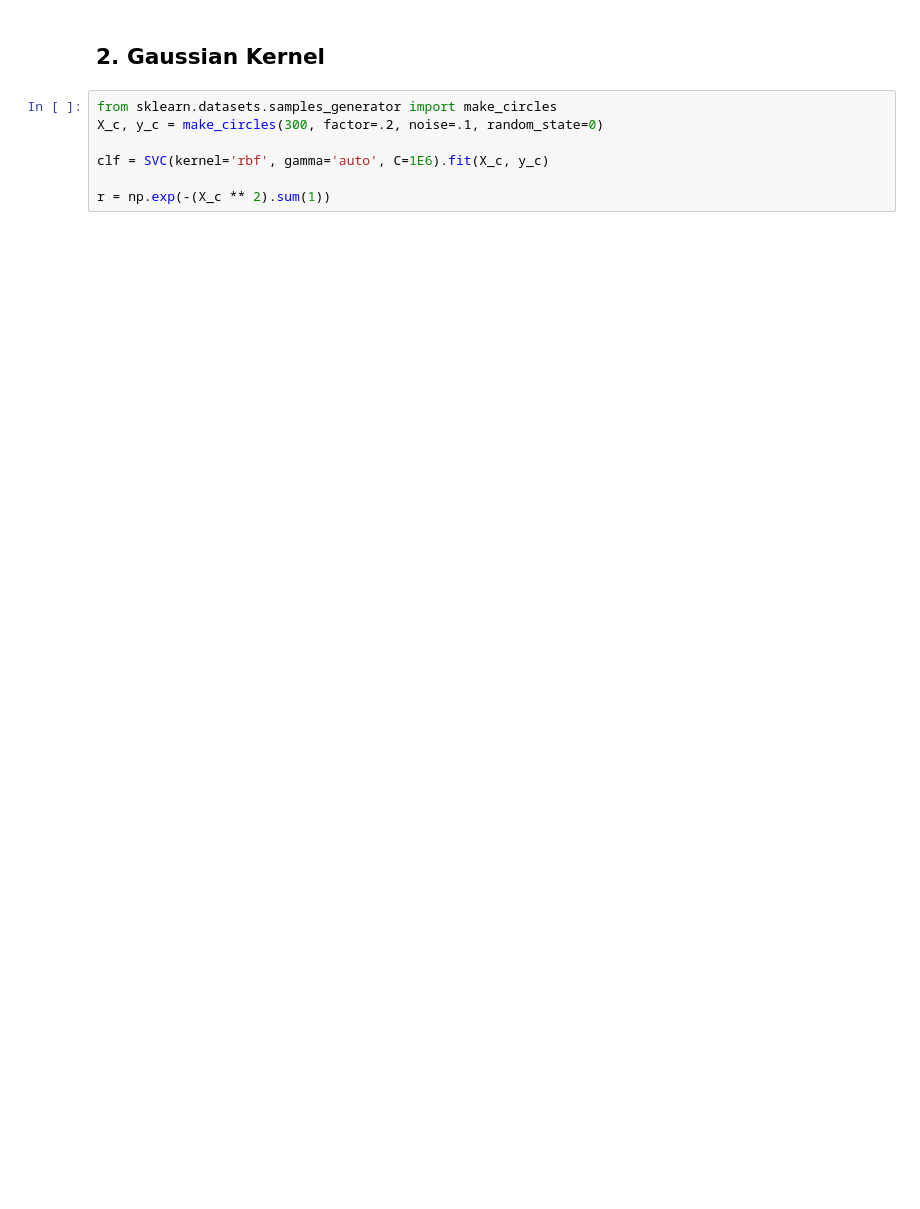
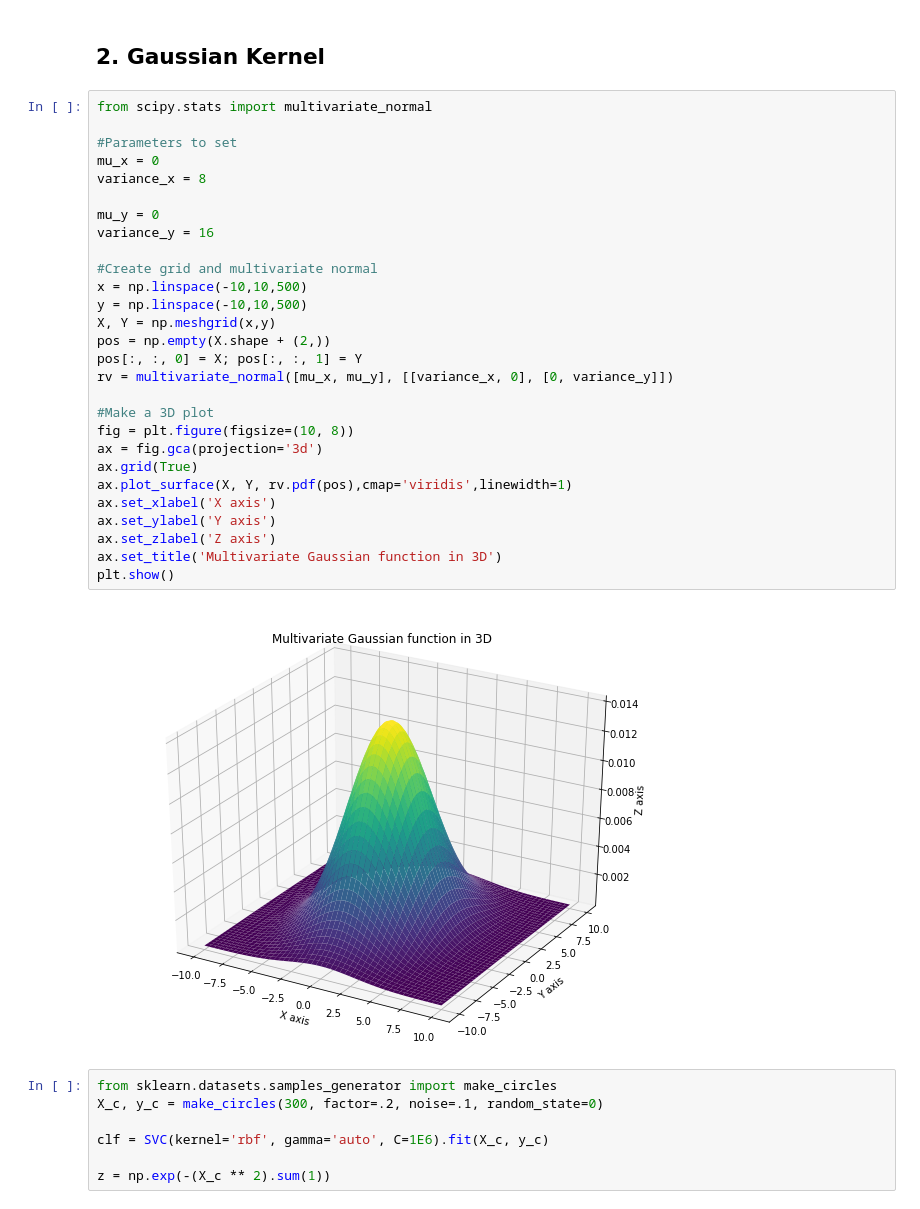
Before and after one commit to jchen8000/MachineLearning, a Jupyter notebook: Support Vector Machines/support_vector_machines.ipynb, the cells around one changed output. Saved outputs shown, nothing was run; the diff lists cells and outputs as text; blank space fills up the shorter version.

```diff
--- a/Support Vector Machines/support_vector_machines.ipynb
+++ b/Support Vector Machines/support_vector_machines.ipynb
@@ -97,12 +106,42 @@ plt.show()
 # %% [markdown]
 ## 2. Gaussian Kernel
+# %%
+from scipy.stats import multivariate_normal
+
+#Parameters to set
+mu_x = 0
+variance_x = 8
+
+mu_y = 0
+variance_y = 16
+
+#Create grid and multivariate normal
+x = np.linspace(-10,10,500)
+y = np.linspace(-10,10,500)
+X, Y = np.meshgrid(x,y)
+pos = np.empty(X.shape + (2,))
+pos[:, :, 0] = X; pos[:, :, 1] = Y
+rv = multivariate_normal([mu_x, mu_y], [[variance_x, 0], [0, variance_y]])
+
+#Make a 3D plot
+fig = plt.figure(figsize=(10, 8))
+ax = fig.gca(projection='3d')
+ax.grid(True)
+ax.plot_surface(X, Y, rv.pdf(pos),cmap='viridis',linewidth=1)
+ax.set_xlabel('X axis')
+ax.set_ylabel('Y axis')
+ax.set_zlabel('Z axis')
+ax.set_title('Multivariate Gaussian function in 3D')
+plt.show()
+# %% [output]
+[figure, added]
 # %%
 from sklearn.datasets.samples_generator import make_circles
 X_c, y_c = make_circles(300, factor=.2, noise=.1, random_state=0)
 
 clf = SVC(kernel='rbf', gamma='auto', C=1E6).fit(X_c, y_c)
 
-r = np.exp(-(X_c ** 2).sum(1))
+z = np.exp(-(X_c ** 2).sum(1))
 # %%
 fig = plt.figure(figsize=(20, 8))
 #fig.subplots_adjust(left=0.0625, right=0.95, wspace=0.5)
```
Also changed, not shown: parts of 5 cells of this notebook.
